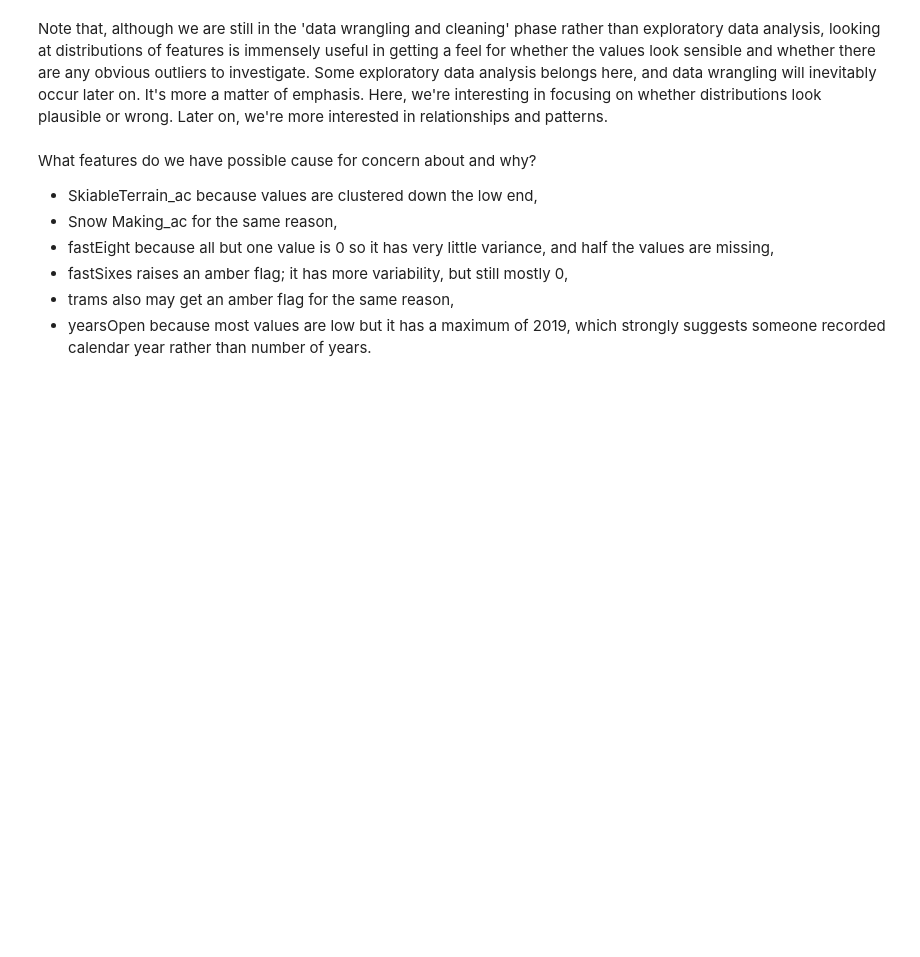
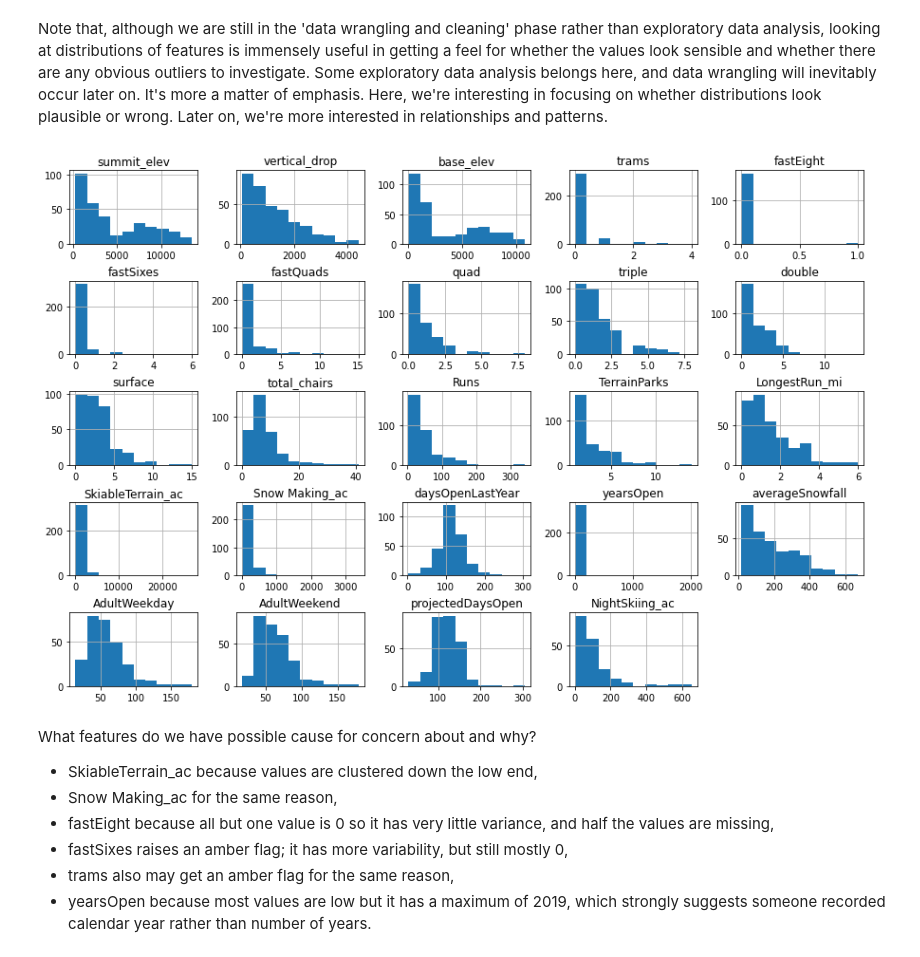
Before and after one commit to C-Atwood/Springboard, a Jupyter notebook: 02_data_wrangling.ipynb, the cells around one changed output. Saved outputs shown, nothing was run; the diff lists cells and outputs as text; code cells hidden in the pictures; blank space fills up the shorter version.

```diff
--- a/02_data_wrangling.ipynb
+++ b/02_data_wrangling.ipynb
@@ -405,12 +506,15 @@ Note that, although we are still in the 'data wrangling and cleaning' phase rath
 # %%
 #Code task 18#
 #Call ski_data's `hist` method to plot histograms of each of the numeric features
 #Try passing it an argument figsize=(15,10)
 #Try calling plt.subplots_adjust() with an argument hspace=0.5 to adjust the spacing
 #It's important you create legible and easy-to-read plots
-ski_data.___(___)
+ski_data.hist(figsize=(15,10))
+plt.subplots_adjust(hspace=0.5)
 #plt.subplots_adjust(hspace=___);
 #Hint: notice how the terminating ';' "swallows" some messy output and leads to a tidier notebook
+# %% [output]
+[figure, added]
 # %% [markdown]
 What features do we have possible cause for concern about and why?
 
```
Also changed, not shown: parts of 25 cells of this notebook.
